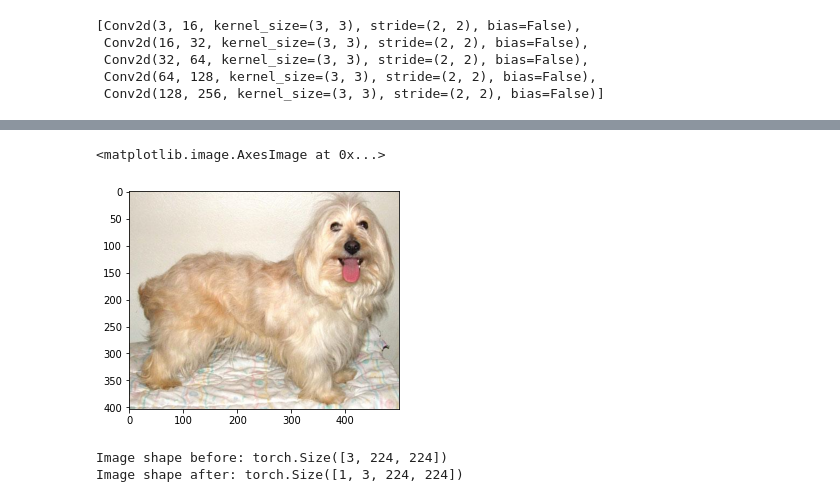
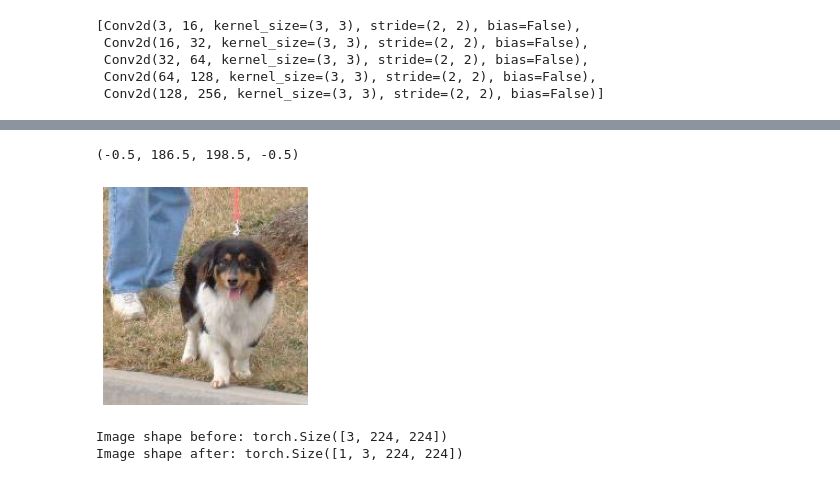
Before and after one commit to amitliron/My_AI_Exercises, a Jupyter notebook: TestCnnFeaturesExtraction/CnnFeatureExtraction.ipynb, the cells around one changed output, grey strips where cells are left out. Cells and saved outputs as stored; diff of their text form; code cells hidden in the pictures.

```diff
--- a/TestCnnFeaturesExtraction/CnnFeatureExtraction.ipynb
+++ b/TestCnnFeaturesExtraction/CnnFeatureExtraction.ipynb
@@ -43,6 +45,7 @@ oTransforms = transforms.Compose([transforms.Resize(255),
                                 # transforms.Normalize(mean=0., std=1.)]
 # %%
 DATA_PATH           = "/home/ubadmin/Lectures/OrYair/Datasets/PetImages/PetImages"
+DATA_PATH           = "/home/amitli/Datasets/dogs-vs-cats/train/"
 oDataSet            = torchvision.datasets.ImageFolder(root=DATA_PATH, transform=oTransforms)
 N                   = len(oDataSet)
 nTrain              = 22500
@@ -269,10 +293,13 @@ print(f"{image.shape}, {type(image)}")
 # %%
 from PIL import Image
-image = Image.open(str('/home/ubadmin/Lectures/OrYair/Datasets/PetImages/PetImages/Dog/23.jpg'))
+img_file = DATA_PATH + "/Dogs/dog.2.jpg"
+image    = Image.open(img_file)
+image_f  = Image.open(img_file)
 plt.imshow(image)
+plt.axis('off')
 # %% [output]
-<matplotlib.image.AxesImage at 0x...>
+(-0.5, 186.5, 198.5, -0.5)
-[figure, old version]
+[figure, new version]
 # %%
 image = oTransforms(image)
 print(f"Image shape before: {image.shape}")
```
Also changed, not shown: parts of 11 cells of this notebook, 1 other file.
